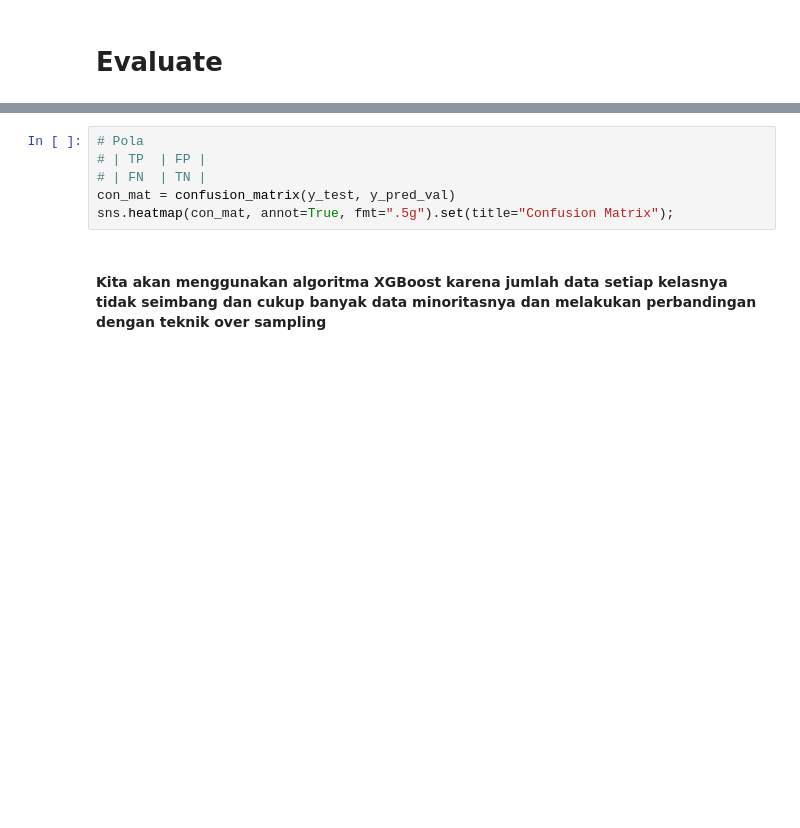
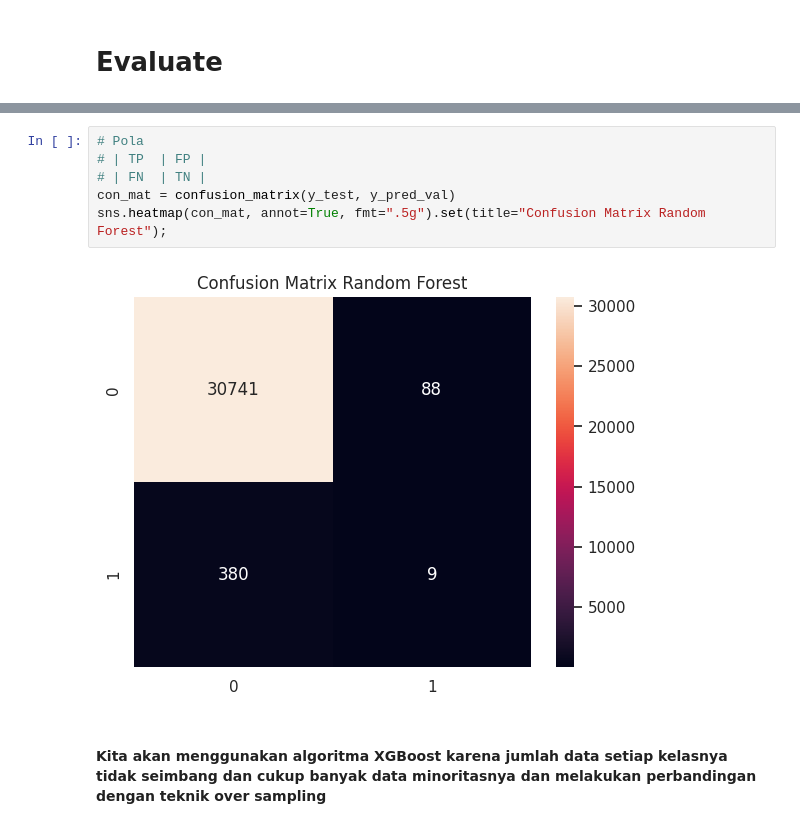
Before and after one commit to hendrimardani/bank_account_fraud_detection, a Jupyter notebook: notebook.ipynb, the cells around one changed output, grey strips where cells are left out. Saved outputs shown, nothing was run; the diff lists cells and outputs as text; blank space fills up the shorter version.

```diff
--- a/notebook.ipynb
+++ b/notebook.ipynb
@@ -737,9 +789,11 @@ print(report)
 # %%
 # Pola
 # | TP  | FP |
 # | FN  | TN |
 con_mat = confusion_matrix(y_test, y_pred_val)
-sns.heatmap(con_mat, annot=True, fmt=".5g").set(title="Confusion Matrix");
+sns.heatmap(con_mat, annot=True, fmt=".5g").set(title="Confusion Matrix Random Forest");
+# %% [output]
+[figure, added]
 # %% [markdown]
 #### Kita akan menggunakan algoritma XGBoost karena jumlah data setiap kelasnya tidak seimbang dan cukup banyak data minoritasnya dan melakukan perbandingan dengan teknik over sampling
 # %%
```
Also changed, not shown: parts of 13 cells of this notebook.
